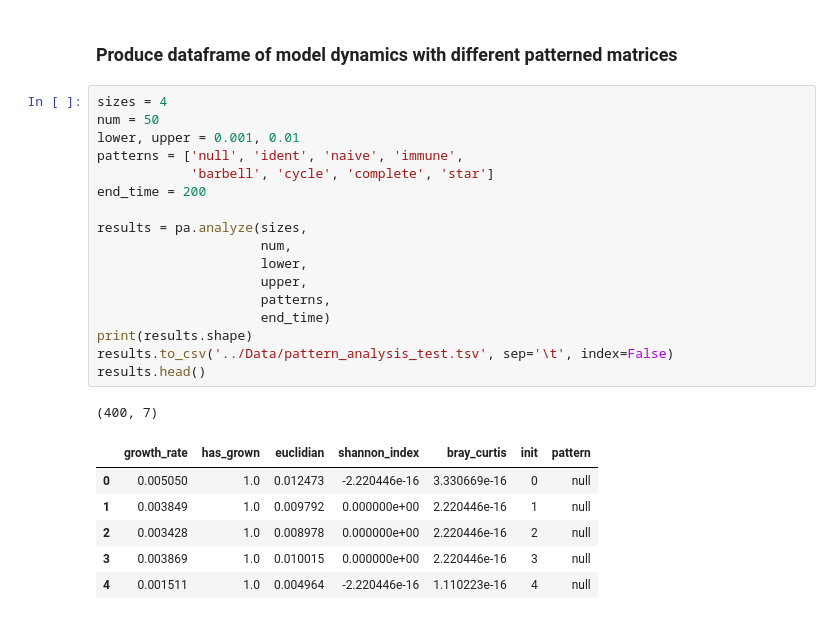
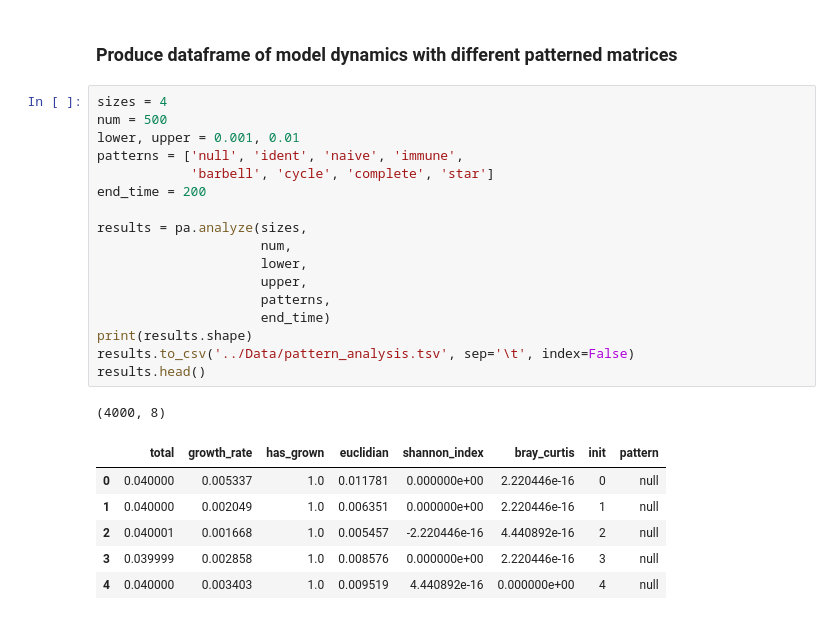
Before and after one commit to DJSiddharthVader/Simulations-02712-Project, a Jupyter notebook: Notebooks/Pattern_Analysis.ipynb, the cells around one changed output. Cells and saved outputs as stored; diff of their text form.

```diff
--- a/Notebooks/Pattern_Analysis.ipynb
+++ b/Notebooks/Pattern_Analysis.ipynb
@@ -12,26 +12,26 @@ import patterns_analysis as pa
 ### Produce dataframe of model dynamics with different patterned matrices
 # %%
 sizes = 4
-num = 50
+num = 500
 lower, upper = 0.001, 0.01
 patterns = ['null', 'ident', 'naive', 'immune',
             'barbell', 'cycle', 'complete', 'star']
 end_time = 200
 
 results = pa.analyze(sizes,
                      num,
                      lower,
                      upper,
                      patterns,
                      end_time)
 print(results.shape)
-results.to_csv('../Data/pattern_analysis_test.tsv', sep='\t', index=False)
+results.to_csv('../Data/pattern_analysis.tsv', sep='\t', index=False)
 results.head()
 # %% [output]
-(400, 7)
+(4000, 8)
-|  | growth_rate | has_grown | euclidian | shannon_index | bray_curtis | init | pattern |
-| 0 | 0.005050 | 1.0 | 0.012473 | -2.220446e-16 | 3.330669e-16 | 0 | null |
-| 1 | 0.003849 | 1.0 | 0.009792 | 0.000000e+00 | 2.220446e-16 | 1 | null |
-| 2 | 0.003428 | 1.0 | 0.008978 | 0.000000e+00 | 2.220446e-16 | 2 | null |
-| 3 | 0.003869 | 1.0 | 0.010015 | 0.000000e+00 | 2.220446e-16 | 3 | null |
-| 4 | 0.001511 | 1.0 | 0.004964 | -2.220446e-16 | 1.110223e-16 | 4 | null |
+|  | total | growth_rate | has_grown | euclidian | shannon_index | bray_curtis | init | pattern |
+| 0 | 0.040000 | 0.005337 | 1.0 | 0.011781 | 0.000000e+00 | 2.220446e-16 | 0 | null |
+| 1 | 0.040000 | 0.002049 | 1.0 | 0.006351 | 0.000000e+00 | 2.220446e-16 | 1 | null |
+| 2 | 0.040001 | 0.001668 | 1.0 | 0.005457 | -2.220446e-16 | 4.440892e-16 | 2 | null |
+| 3 | 0.039999 | 0.002858 | 1.0 | 0.008576 | 0.000000e+00 | 2.220446e-16 | 3 | null |
+| 4 | 0.040000 | 0.003403 | 1.0 | 0.009519 | 4.440892e-16 | 0.000000e+00 | 4 | null |
```
Also changed, not shown: parts of 3 cells of this notebook, 2 other files.
